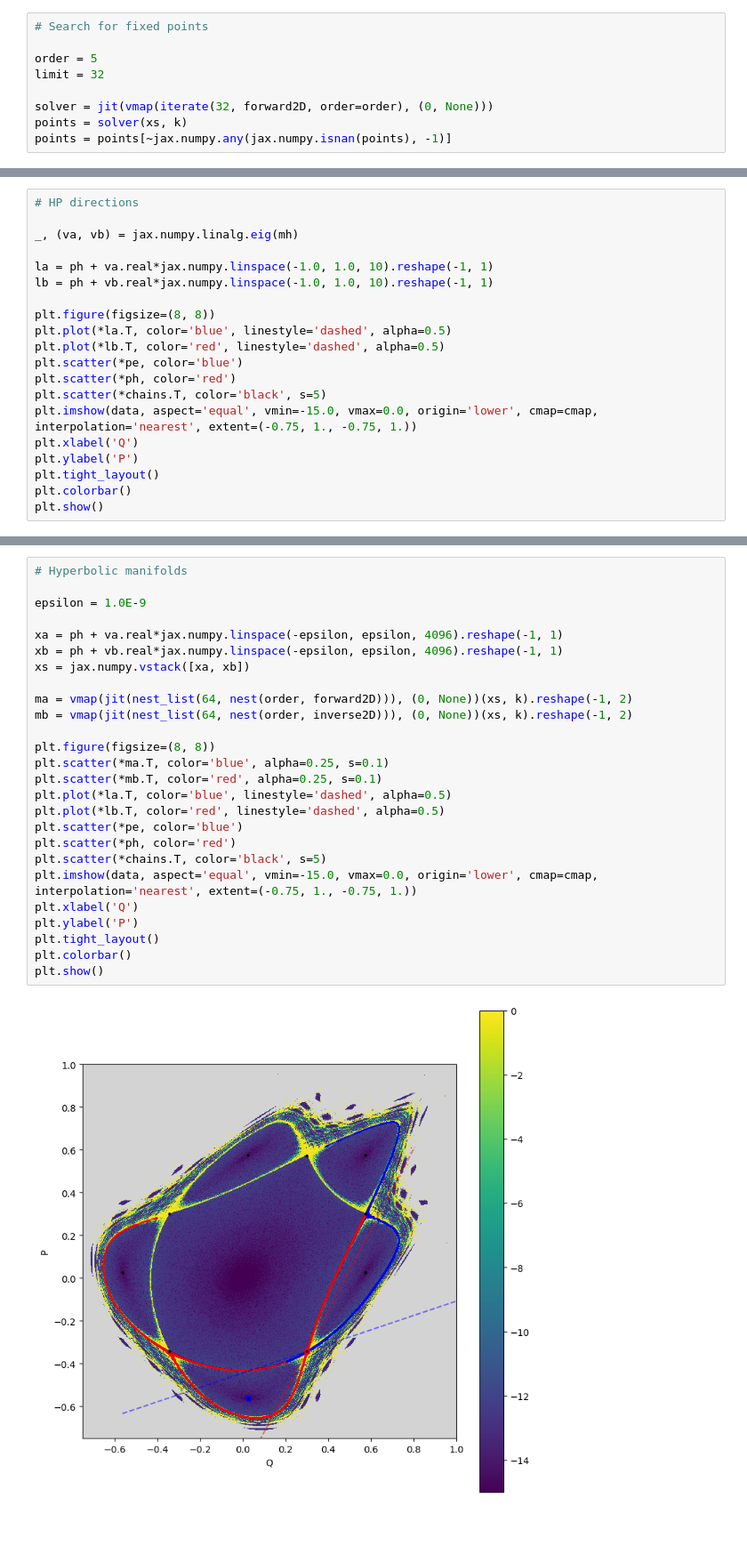
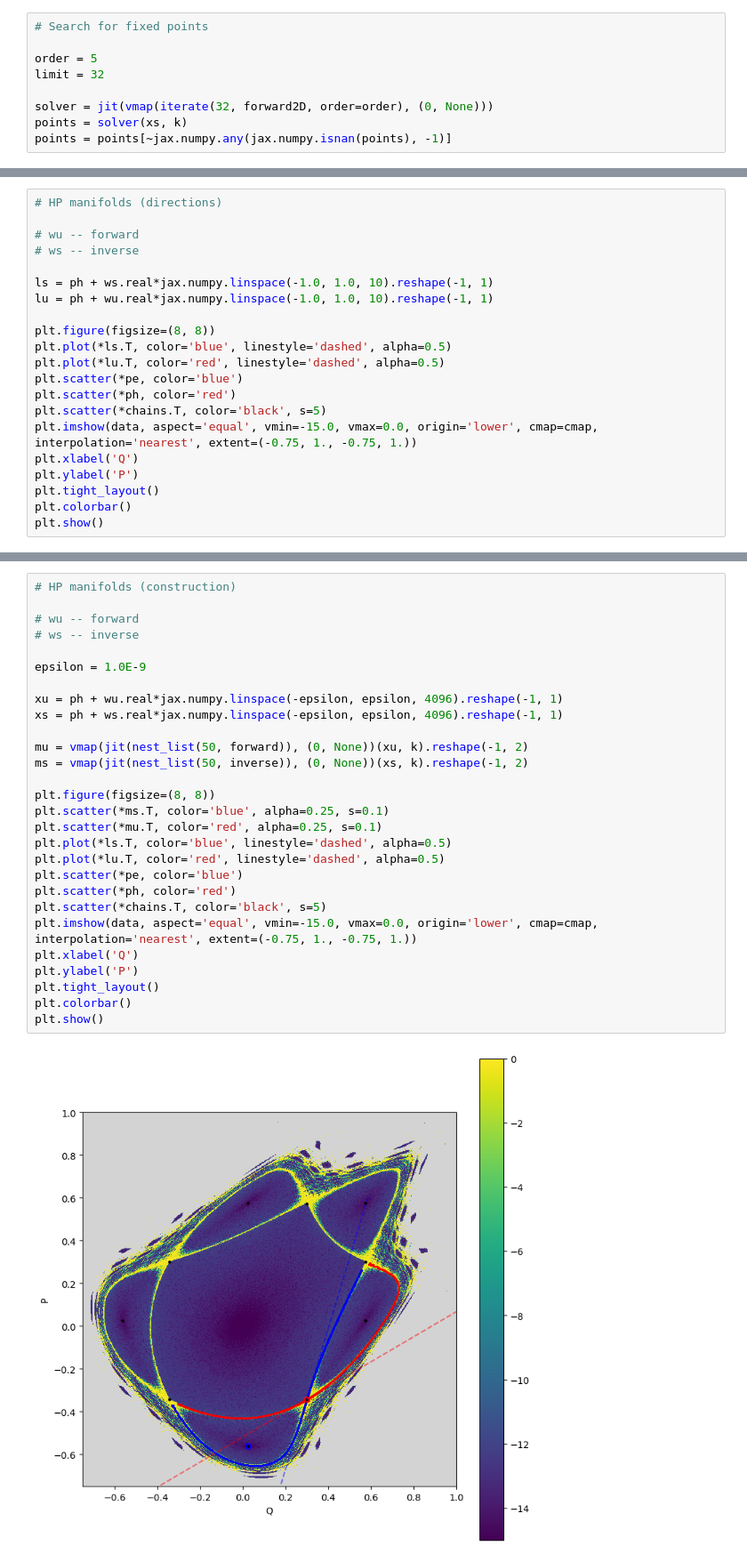
Before and after one commit to i-a-morozov/tohubohu, a Jupyter notebook: docs/source/examples/example-12.ipynb, the cells around one changed output, grey strips where cells are left out. Shown at 89% size. Drawn from its saved outputs; the diff is of its cells as text; blank space fills up the shorter version.

```diff
--- a/docs/source/examples/example-12.ipynb
+++ b/docs/source/examples/example-12.ipynb
@@ -200,14 +272,15 @@ print()
 # %%
-# HP directions
+# HP manifolds (directions)
 
-_, (va, vb) = jax.numpy.linalg.eig(mh)
+# wu -- forward
+# ws -- inverse
 
-la = ph + va.real*jax.numpy.linspace(-1.0, 1.0, 10).reshape(-1, 1)
-lb = ph + vb.real*jax.numpy.linspace(-1.0, 1.0, 10).reshape(-1, 1)
+ls = ph + ws.real*jax.numpy.linspace(-1.0, 1.0, 10).reshape(-1, 1)
+lu = ph + wu.real*jax.numpy.linspace(-1.0, 1.0, 10).reshape(-1, 1)
 
 plt.figure(figsize=(8, 8))
-plt.plot(*la.T, color='blue', linestyle='dashed', alpha=0.5)
-plt.plot(*lb.T, color='red', linestyle='dashed', alpha=0.5)
+plt.plot(*ls.T, color='blue', linestyle='dashed', alpha=0.5)
+plt.plot(*lu.T, color='red', linestyle='dashed', alpha=0.5)
 plt.scatter(*pe, color='blue')
 plt.scatter(*ph, color='red')
 plt.scatter(*chains.T, color='black', s=5)
@@ -222,28 +295,30 @@ plt.show()
 # %%
-# Hyperbolic manifolds
+# HP manifolds (construction)
+
+# wu -- forward
+# ws -- inverse
 
 epsilon = 1.0E-9
 
-xa = ph + va.real*jax.numpy.linspace(-epsilon, epsilon, 4096).reshape(-1, 1)
-xb = ph + vb.real*jax.numpy.linspace(-epsilon, epsilon, 4096).reshape(-1, 1)
-xs = jax.numpy.vstack([xa, xb])
+xu = ph + wu.real*jax.numpy.linspace(-epsilon, epsilon, 4096).reshape(-1, 1)
+xs = ph + ws.real*jax.numpy.linspace(-epsilon, epsilon, 4096).reshape(-1, 1)
 
-ma = vmap(jit(nest_list(64, nest(order, forward2D))), (0, None))(xs, k).reshape(-1, 2)
-mb = vmap(jit(nest_list(64, nest(order, inverse2D))), (0, None))(xs, k).reshape(-1, 2)
+mu = vmap(jit(nest_list(50, forward)), (0, None))(xu, k).reshape(-1, 2)
+ms = vmap(jit(nest_list(50, inverse)), (0, None))(xs, k).reshape(-1, 2)
 
 plt.figure(figsize=(8, 8))
-plt.scatter(*ma.T, color='blue', alpha=0.25, s=0.1)
-plt.scatter(*mb.T, color='red', alpha=0.25, s=0.1)
-plt.plot(*la.T, color='blue', linestyle='dashed', alpha=0.5)
-plt.plot(*lb.T, color='red', linestyle='dashed', alpha=0.5)
+plt.scatter(*ms.T, color='blue', alpha=0.25, s=0.1)
+plt.scatter(*mu.T, color='red', alpha=0.25, s=0.1)
+plt.plot(*ls.T, color='blue', linestyle='dashed', alpha=0.5)
+plt.plot(*lu.T, color='red', linestyle='dashed', alpha=0.5)
 plt.scatter(*pe, color='blue')
 plt.scatter(*ph, color='red')
 plt.scatter(*chains.T, color='black', s=5)
 plt.imshow(data, aspect='equal', vmin=-15.0, vmax=0.0, origin='lower', cmap=cmap, interpolation='nearest', extent=(-0.75, 1., -0.75, 1.))
 plt.xlabel('Q')
 plt.ylabel('P')
 plt.tight_layout()
 plt.colorbar()
 plt.show()
 # %% [output]
-[figure, old version]
+[figure, new version]
```
Also changed, not shown: parts of 5 cells of this notebook.
